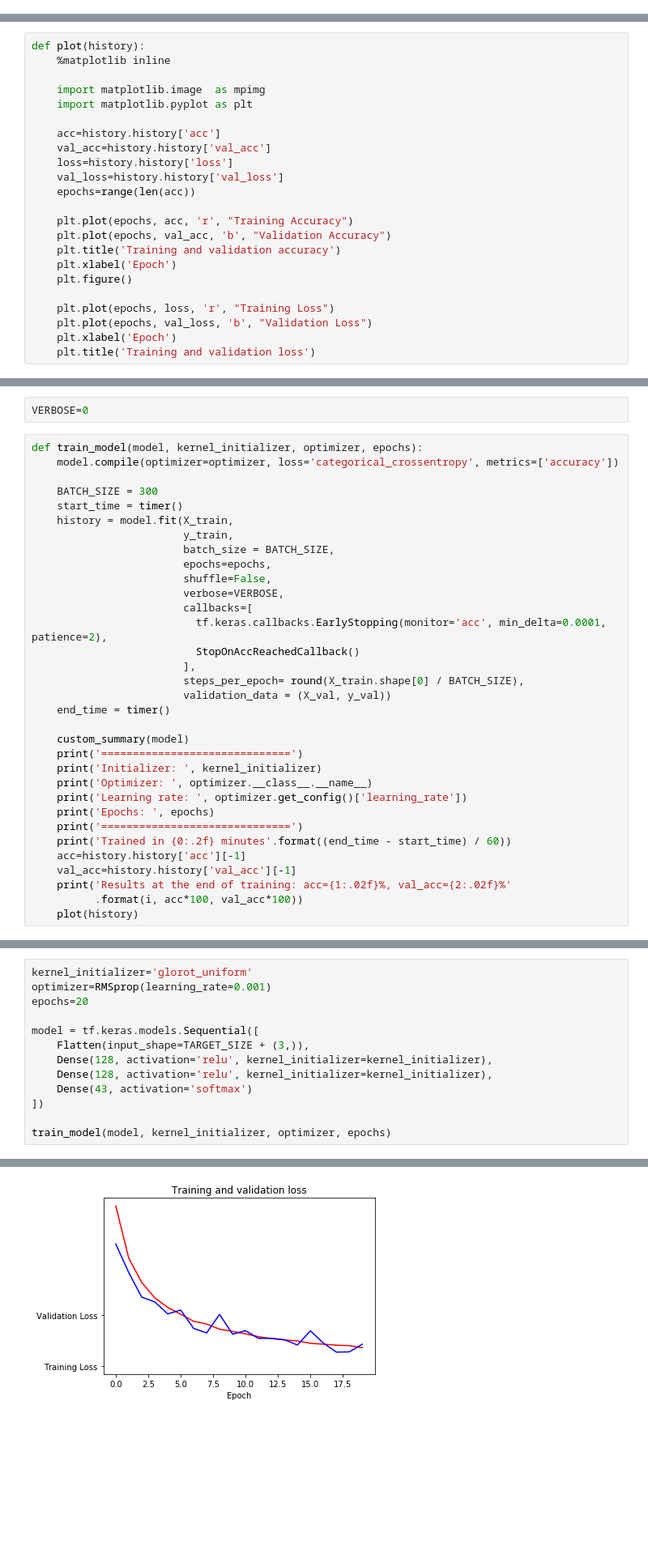
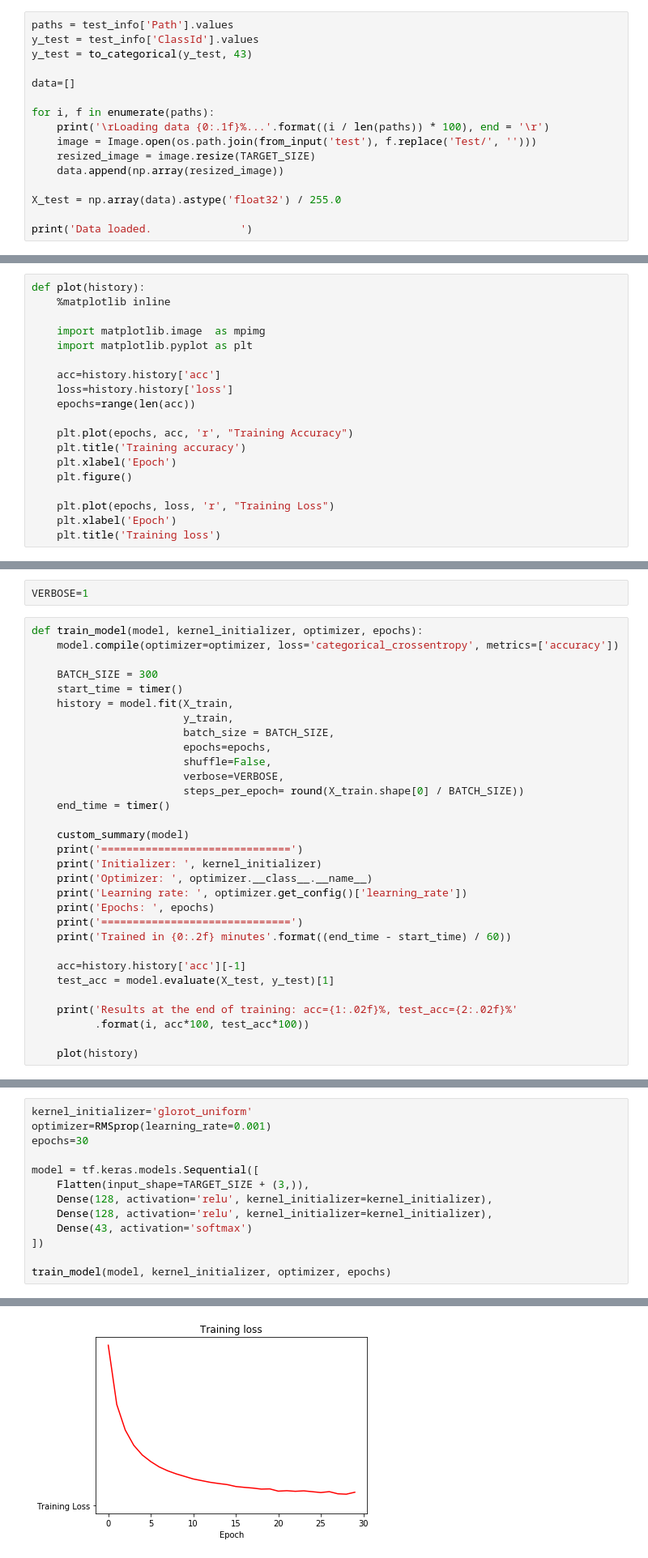
Before and after one commit to kormang/gtsrb-dl-labs, a Jupyter notebook: lab2/src/gtsc-keras-lab2-fcnn.ipynb, the cells around one changed output, grey strips where cells are left out. Shown: that part at 81% size. Cells and saved outputs as stored; diff of their text form; blank space fills up the shorter version.

```diff
--- a/lab2/src/gtsc-keras-lab2-fcnn.ipynb
+++ b/lab2/src/gtsc-keras-lab2-fcnn.ipynb
@@ -179,3 +169,19 @@ X_train = X_train[:train_size]
 print('Data loaded.              ')
 # %% [output]
 Data loaded.
+# %%
+paths = test_info['Path'].values
+y_test = test_info['ClassId'].values
+y_test = to_categorical(y_test, 43)
+
+data=[]
+
+for i, f in enumerate(paths):
+    print('\rLoading data {0:.1f}%...'.format((i / len(paths)) * 100), end = '\r')
+    image = Image.open(os.path.join(from_input('test'), f.replace('Test/', '')))
+    resized_image = image.resize(TARGET_SIZE)
+    data.append(np.array(resized_image))
+
+X_test = np.array(data).astype('float32') / 255.0
+
+print('Data loaded.              ')
@@ -195,20 +197,16 @@ def plot(history):
     import matplotlib.pyplot as plt
 
     acc=history.history['acc']
-    val_acc=history.history['val_acc']
     loss=history.history['loss']
-    val_loss=history.history['val_loss']
     epochs=range(len(acc))
 
     plt.plot(epochs, acc, 'r', "Training Accuracy")
-    plt.plot(epochs, val_acc, 'b', "Validation Accuracy")
-    plt.title('Training and validation accuracy')
+    plt.title('Training accuracy')
     plt.xlabel('Epoch')
     plt.figure()
 
     plt.plot(epochs, loss, 'r', "Training Loss")
-    plt.plot(epochs, val_loss, 'b', "Validation Loss")
     plt.xlabel('Epoch')
-    plt.title('Training and validation loss')
+    plt.title('Training loss')
 # %%
 def show_layers(model):
@@ -226,7 +224,7 @@ def custom_summary(model):
     model.summary()
     show_layers(model)
 # %%
-VERBOSE=0
+VERBOSE=1
 # %%
 def train_model(model, kernel_initializer, optimizer, epochs):
     model.compile(optimizer=optimizer, loss='categorical_crossentropy', metrics=['accuracy'])
@@ -239,12 +237,7 @@ def train_model(model, kernel_initializer, optimizer, epochs):
                         epochs=epochs,
                         shuffle=False,
                         verbose=VERBOSE,
-                        callbacks=[
-                          tf.keras.callbacks.EarlyStopping(monitor='acc', min_delta=0.0001, patience=2),
-                          StopOnAccReachedCallback()
-                        ],
-                        steps_per_epoch= round(X_train.shape[0] / BATCH_SIZE),
-                        validation_data = (X_val, y_val))
+                        steps_per_epoch= round(X_train.shape[0] / BATCH_SIZE))
     end_time = timer()
 
     custom_summary(model)
@@ -255,10 +248,13 @@ def train_model(model, kernel_initializer, optimizer, epochs):
     print('Epochs: ', epochs)
     print('==============================')
     print('Trained in {0:.2f} minutes'.format((end_time - start_time) / 60))
+
     acc=history.history['acc'][-1]
-    val_acc=history.history['val_acc'][-1]
-    print('Results at the end of training: acc={1:.02f}%, val_acc={2:.02f}%'
-          .format(i, acc*100, val_acc*100))
+    test_acc = model.evaluate(X_test, y_test)[1]
+
+    print('Results at the end of training: acc={1:.02f}%, test_acc={2:.02f}%'
+          .format(i, acc*100, test_acc*100))
+
     plot(history)
 # %% [markdown]
 Тренируем сети:
@@ -299,7 +295,7 @@ Results at the end of training: acc=90.31%, val_acc=89.15%
 # %%
 kernel_initializer='glorot_uniform'
 optimizer=RMSprop(learning_rate=0.001)
-epochs=20
+epochs=30
 
 model = tf.keras.models.Sequential([
     Flatten(input_shape=TARGET_SIZE + (3,)),
@@ -331 +327 @@ Results at the end of training: acc=90.14%, val_acc=88.55%
-[figure, old version]
+[figure, new version]
```
Also changed, not shown: parts of 38 cells of this notebook, 3 other files.
